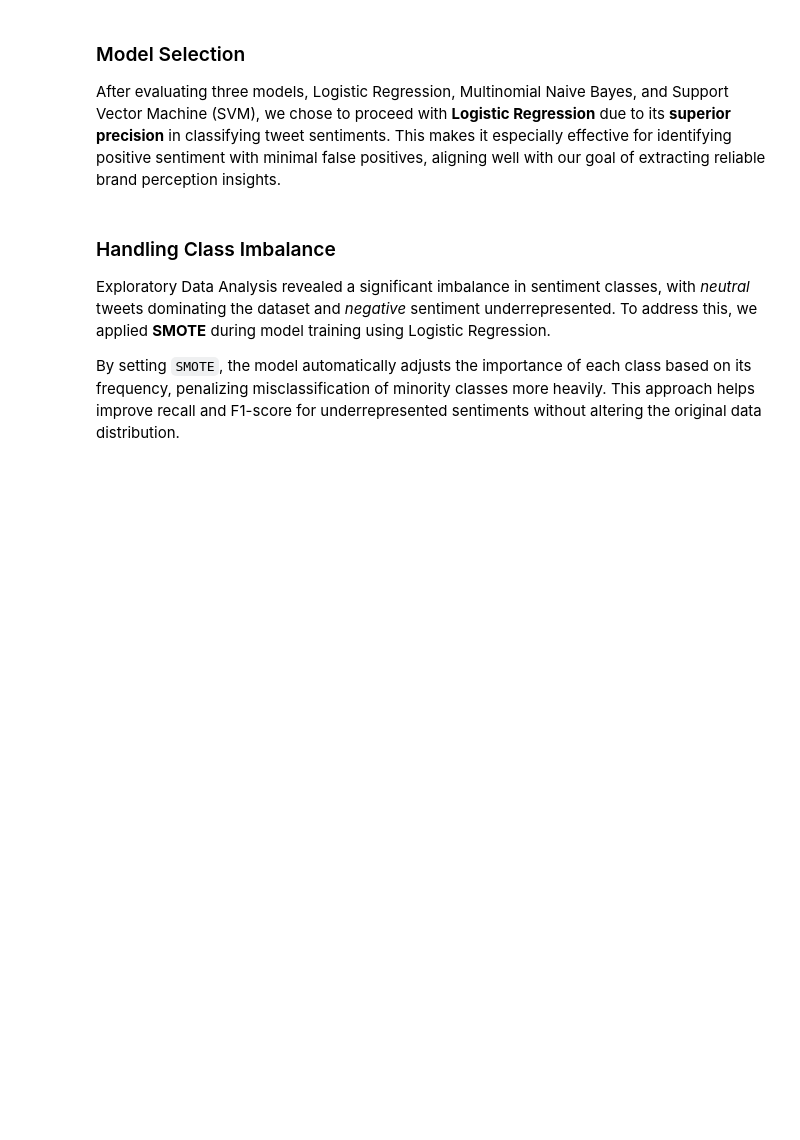
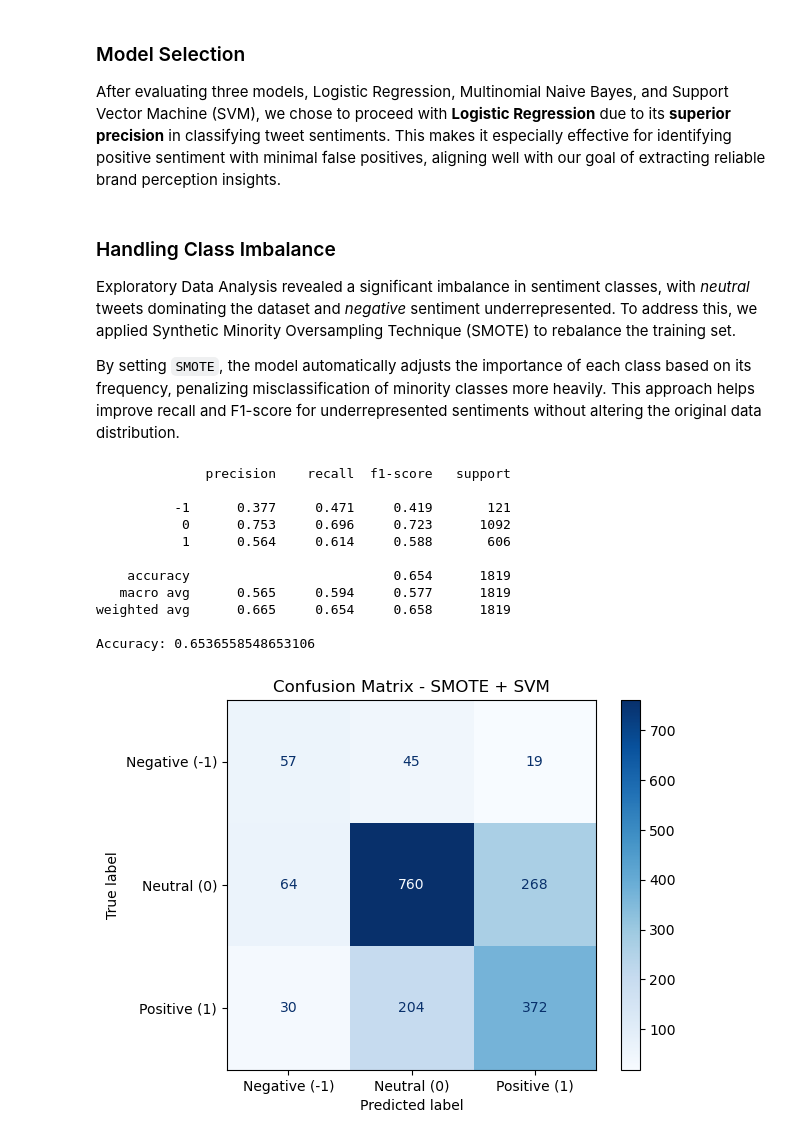
Before and after one commit to Murugi001/Group_5_Phase_4_Project, a Jupyter notebook: index.ipynb, the cells around one changed output. Cells and saved outputs as stored; diff of their text form; code cells hidden in the pictures; blank space fills up the shorter version.

```diff
--- a/index.ipynb
+++ b/index.ipynb
@@ -487,6 +500,43 @@ After evaluating three models, Logistic Regression, Multinomial Naive Bayes, and
 # %% [markdown]
 ### Handling Class Imbalance
 
-Exploratory Data Analysis revealed a significant imbalance in sentiment classes, with *neutral* tweets dominating the dataset and *negative* sentiment underrepresented. To address this, we applied **SMOTE** during model training using Logistic Regression.
+Exploratory Data Analysis revealed a significant imbalance in sentiment classes, with *neutral* tweets dominating the dataset and *negative* sentiment underrepresented. To address this, we applied Synthetic Minority Oversampling Technique (SMOTE) to rebalance the training set.
 
 By setting `SMOTE`, the model automatically adjusts the importance of each class based on its frequency, penalizing misclassification of minority classes more heavily. This approach helps improve recall and F1-score for underrepresented sentiments without altering the original data distribution.
+# %%
+# Step 1: Handle imbalance with SMOTE
+smote = SMOTE(random_state=42)
+x_train_resampled, y_train_resampled = smote.fit_resample(x_train, y_train)
+
+# Step 2: Train SVM (no need for class_weight since we used SMOTE)
+svm_model = SVC(kernel='linear', random_state=42)
+svm_model.fit(x_train_resampled, y_train_resampled)
+
+# Step 3: Predictions
+y_pred = svm_model.predict(x_test)
+
+# Step 4: Evaluation
+print(classification_report(y_test, y_pred, digits=3))
+print("Accuracy:", accuracy_score(y_test, y_pred))
+
+# Step 5: Confusion Matrix (with fixed label order)
+labels = [-1, 0, 1]
+cm = confusion_matrix(y_test, y_pred, labels=labels)
+
+disp = ConfusionMatrixDisplay(confusion_matrix=cm, display_labels=["Negative (-1)", "Neutral (0)", "Positive (1)"])
+disp.plot(cmap="Blues", values_format="d")
+plt.title("Confusion Matrix - SMOTE + SVM")
+plt.show()
+# %% [output]
+              precision    recall  f1-score   support
+
+          -1      0.377     0.471     0.419       121
+           0      0.753     0.696     0.723      1092
+           1      0.564     0.614     0.588       606
+
+    accuracy                          0.654      1819
+   macro avg      0.565     0.594     0.577      1819
+weighted avg      0.665     0.654     0.658      1819
+
+Accuracy: 0.6536558548653106
+[figure, added]
```
Also changed, not shown: parts of 17 cells of this notebook.
